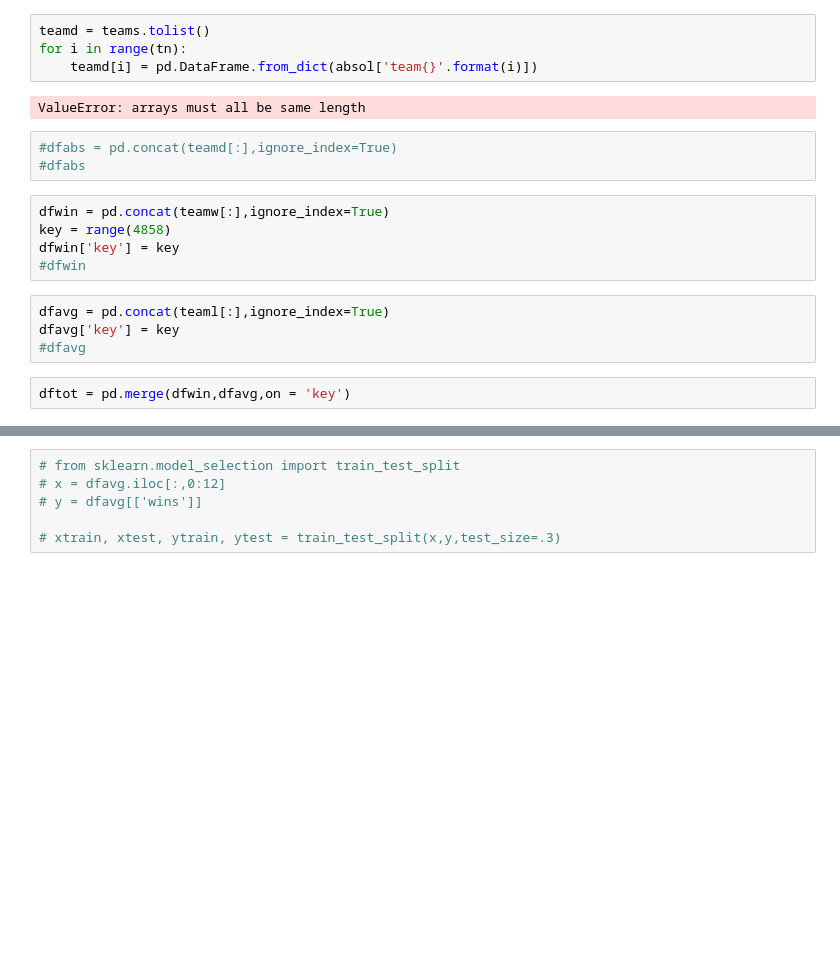
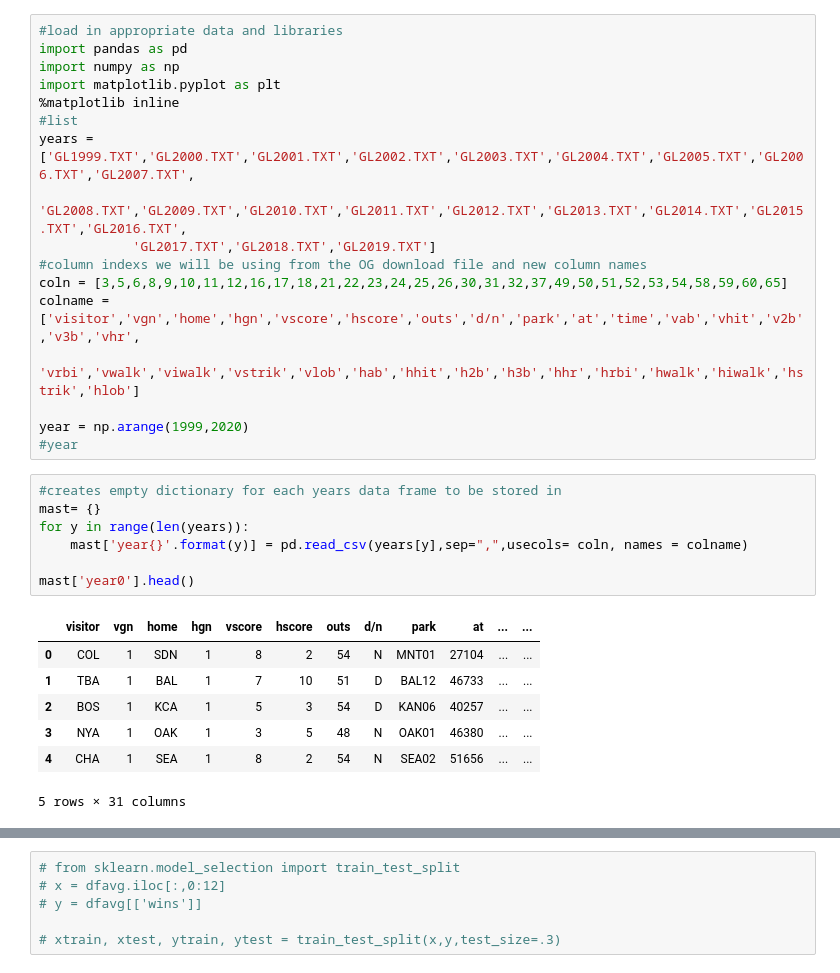
Before and after one commit to Elkin3456/SSC442, a Jupyter notebook: Baseballnotebook.ipynb, the cells around one changed output, grey strips where cells are left out. Cells and saved outputs as stored; diff of their text form; blank space fills up the shorter version.

```diff
--- a/Baseballnotebook.ipynb
+++ b/Baseballnotebook.ipynb
@@ -333,20 +1,32 @@ for i in range(tn):
-# %%
-teamd = teams.tolist()
-for i in range(tn):
-    teamd[i] = pd.DataFrame.from_dict(absol['team{}'.format(i)])
-# %% [output]
-ValueError: arrays must all be same length
-# %%
-#dfabs = pd.concat(teamd[:],ignore_index=True)
-#dfabs
-# %%
-dfwin = pd.concat(teamw[:],ignore_index=True)
-key = range(4858)
-dfwin['key'] = key
-#dfwin
-# %%
-dfavg = pd.concat(teaml[:],ignore_index=True)
-dfavg['key'] = key
-#dfavg
-# %%
-dftot = pd.merge(dfwin,dfavg,on = 'key')
+# %%
+#load in appropriate data and libraries
+import pandas as pd
+import numpy as np
+import matplotlib.pyplot as plt
+%matplotlib inline
+#list
+years = ['GL1999.TXT','GL2000.TXT','GL2001.TXT','GL2002.TXT','GL2003.TXT','GL2004.TXT','GL2005.TXT','GL2006.TXT','GL2007.TXT',
+            'GL2008.TXT','GL2009.TXT','GL2010.TXT','GL2011.TXT','GL2012.TXT','GL2013.TXT','GL2014.TXT','GL2015.TXT','GL2016.TXT',
+            'GL2017.TXT','GL2018.TXT','GL2019.TXT']
+#column indexs we will be using from the OG download file and new column names
+coln = [3,5,6,8,9,10,11,12,16,17,18,21,22,23,24,25,26,30,31,32,37,49,50,51,52,53,54,58,59,60,65]
+colname = ['visitor','vgn','home','hgn','vscore','hscore','outs','d/n','park','at','time','vab','vhit','v2b','v3b','vhr',
+           'vrbi','vwalk','viwalk','vstrik','vlob','hab','hhit','h2b','h3b','hhr','hrbi','hwalk','hiwalk','hstrik','hlob']
+
+year = np.arange(1999,2020)
+#year
+# %%
+#creates empty dictionary for each years data frame to be stored in
+mast= {}
+for y in range(len(years)):
+    mast['year{}'.format(y)] = pd.read_csv(years[y],sep=",",usecols= coln, names = colname)
+
+mast['year0'].head()
+# %% [output]
+|  | visitor | vgn | home | hgn | vscore | hscore | outs | d/n | park | at | ... | ... |
+| 0 | COL | 1 | SDN | 1 | 8 | 2 | 54 | N | MNT01 | 27104 | ... | ... |
+| 1 | TBA | 1 | BAL | 1 | 7 | 10 | 51 | D | BAL12 | 46733 | ... | ... |
+| 2 | BOS | 1 | KCA | 1 | 5 | 3 | 54 | D | KAN06 | 40257 | ... | ... |
+| 3 | NYA | 1 | OAK | 1 | 3 | 5 | 48 | N | OAK01 | 46380 | ... | ... |
+| 4 | CHA | 1 | SEA | 1 | 8 | 2 | 54 | N | SEA02 | 51656 | ... | ... |
+5 rows × 31 columns
```
Also changed, not shown: parts of 55 cells of this notebook, 2 other files.
